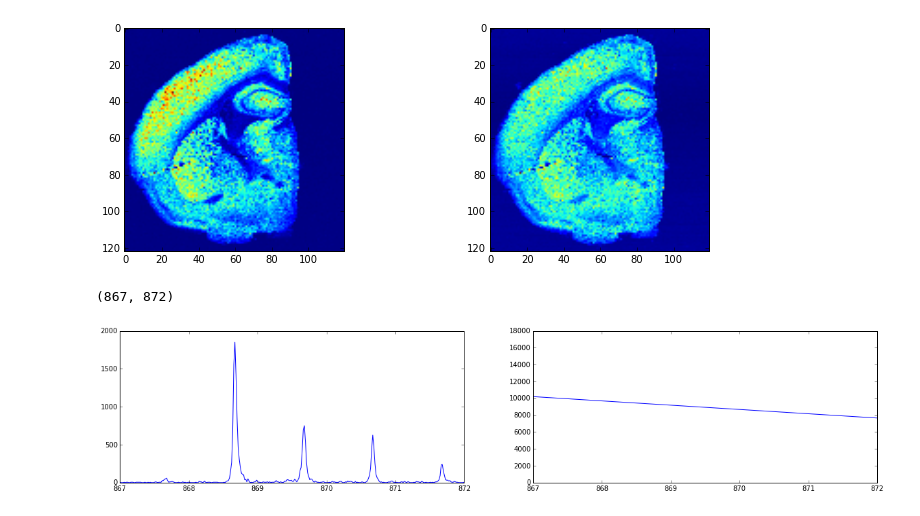
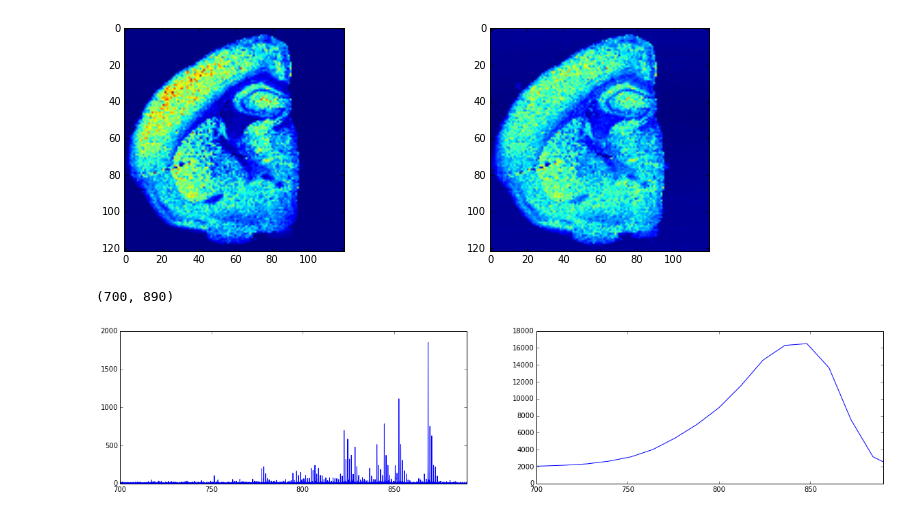
Before and after one commit to biorack/BASTet, a Jupyter notebook: omsi/examples/ipythonNotebooks/omsi_mz_rebin.ipynb, the cells around one changed output. Drawn from its saved outputs; the diff is of its cells as text; code cells hidden in the pictures.

```diff
--- a/omsi/examples/ipythonNotebooks/omsi_mz_rebin.ipynb
+++ b/omsi/examples/ipythonNotebooks/omsi_mz_rebin.ipynb
@@ -36,7 +36,7 @@ print d.shape
 ## manually defining new m/z axis
 minmz = min(d.mz)
 maxmz = max(d.mz)
-nmz   = 1e2
+nmz   = 1e3
 
 mz_edges = np.linspace(minmz, maxmz, num=nmz+1)  #bin edges
 mz_centers = np.diff(mz_edges)/2 + mz_edges[:-1:]  #bin centers found as the average of bin edges
@@ -64,11 +74,11 @@ ax[1].imshow(np.sum(dnew[:,:,(mz_centers>=850)&(mz_centers<890)],axis=2))
 # %%
 #compare downsampled and upsampled data in mz domain
 f, ax = plt.subplots(1,2, figsize = (20,4))
 ax[0].plot(d.mz, d[40,40,:])
-xlim = 867, 872
+xlim = 700, 890
 ax[0].set_xlim(xlim)
 ax[1].plot(mz_centers, dnew[40,40,:])
 ax[1].set_xlim(xlim)
 # %% [output]
-(867, 872)
+(700, 890)
-[figure, old version]
+[figure, new version]
```
Also changed, not shown: parts of 16 cells of this notebook.
